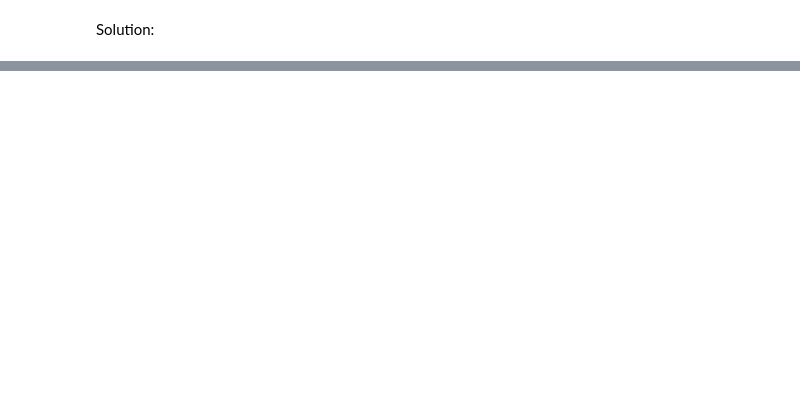
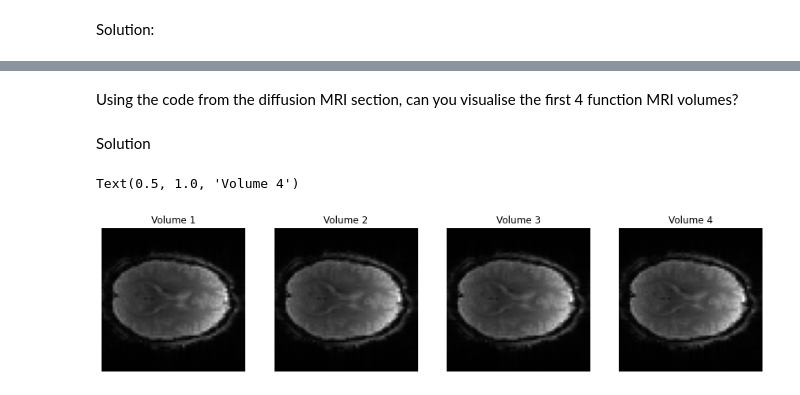
Before and after one commit to HealthBioscienceIDEAS/SDC-BIDS-IntroMRI, a Jupyter notebook: code/04-mri-modalities.ipynb, the cells around one changed output, grey strips where cells are left out. Drawn from its saved outputs; the diff is of its cells as text; code cells hidden in the pictures; blank space fills up the shorter version.

```diff
--- a/code/04-mri-modalities.ipynb
+++ b/code/04-mri-modalities.ipynb
@@ -219,0 +259,27 @@ Text(0.5, 1.0, 'FA')
+# %% [markdown]
+Using the code from the diffusion MRI section, can you visualise the first 4 function MRI volumes?
+# %% [markdown]
+Solution
+# %%
+plt.figure(figsize=(15, 20))
+
+ax_slice = fmri_data.shape[2] // 2;
+
+plt.subplot(1, 4, 1).set_axis_off()
+plt.imshow(fmri_data[:,:,ax_slice,0], cmap='gray')
+plt.title("Volume 1")
+
+plt.subplot(1, 4, 2).set_axis_off()
+plt.imshow(fmri_data[:,:,ax_slice,1], cmap='gray')
+plt.title("Volume 2")
+
+plt.subplot(1, 4, 3).set_axis_off()
+plt.imshow(fmri_data[:,:,ax_slice,2], cmap='gray')
+plt.title("Volume 3")
+
+plt.subplot(1, 4, 4).set_axis_off()
+plt.imshow(fmri_data[:,:,ax_slice,3], cmap='gray')
+plt.title("Volume 4")
+# %% [output]
+Text(0.5, 1.0, 'Volume 4')
+[figure, added]
```
Also changed, not shown: parts of 20 cells of this notebook.
